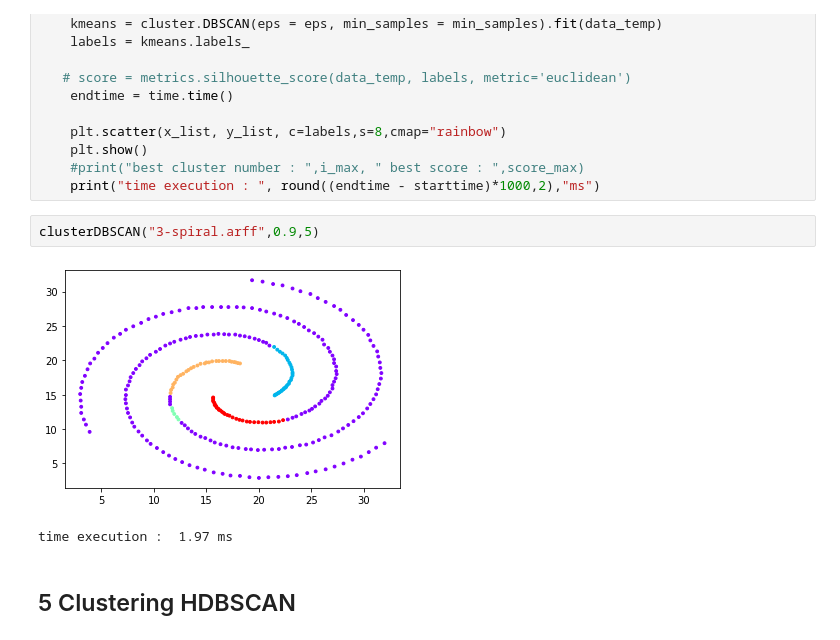
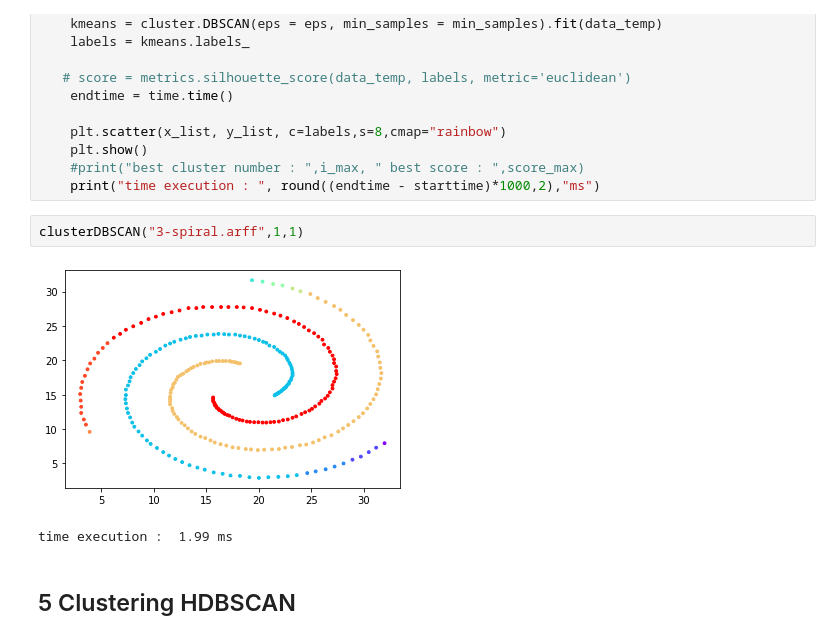
Before and after one commit to KevinCavailles/TP_clustering, a Jupyter notebook: notebook_clustering.ipynb, the cells around one changed output. Saved outputs shown, nothing was run; the diff lists cells and outputs as text.

```diff
--- a/notebook_clustering.ipynb
+++ b/notebook_clustering.ipynb
@@ -216,10 +224,10 @@ def clusterDBSCAN(fileTestName,eps,min_samples):
     #print("best cluster number : ",i_max, " best score : ",score_max)
     print("time execution : ", round((endtime - starttime)*1000,2),"ms")
 # %%
-clusterDBSCAN("3-spiral.arff",0.9,5)
+clusterDBSCAN("3-spiral.arff",1,1)
 # %% [output]
-[figure, old version]
+[figure, new version]
-time execution :  1.97 ms
+time execution :  1.99 ms
 # %% [markdown]
 ## 5 Clustering HDBSCAN
 # %% [markdown]
```
Also changed, not shown: parts of 3 cells of this notebook.
